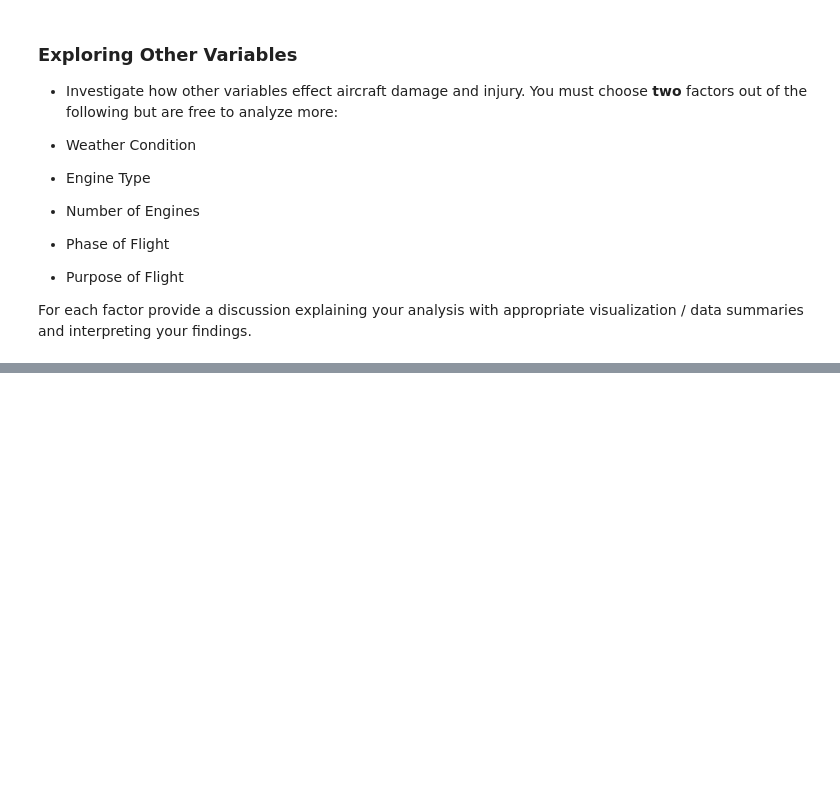
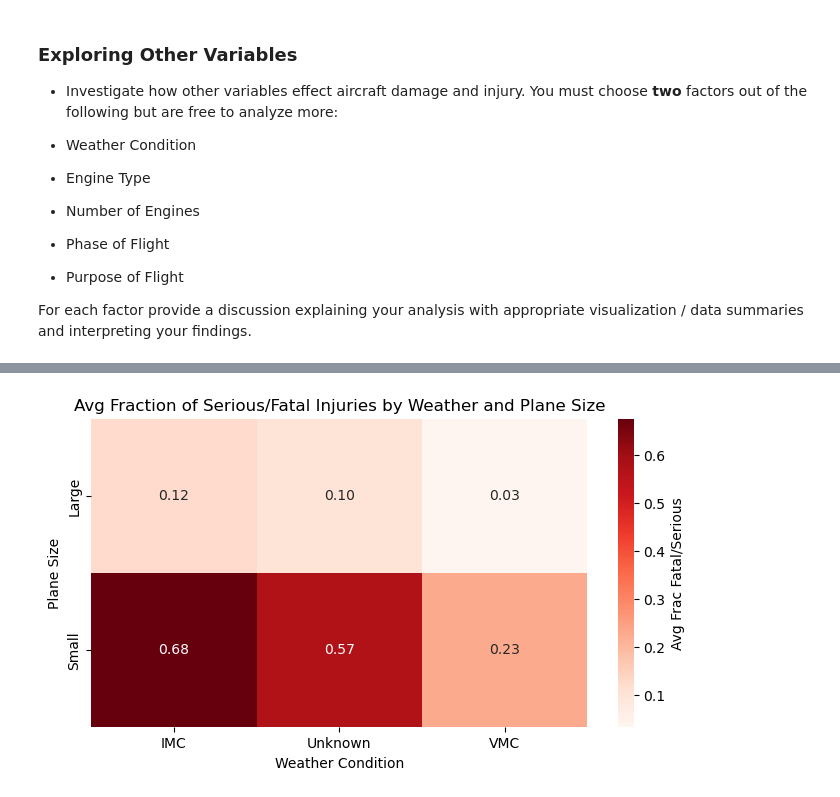
Before and after one commit to alpogi2dmax/dsc-course0-m8-lab, a Jupyter notebook: Aviation_Accidents_Data_Analysis.ipynb, the cells around one changed output, grey strips where cells are left out. Saved outputs shown, nothing was run; the diff lists cells and outputs as text; code cells hidden in the pictures; blank space fills up the shorter version.

```diff
--- a/Aviation_Accidents_Data_Analysis.ipynb
+++ b/Aviation_Accidents_Data_Analysis.ipynb
@@ -299,0 +414,4 @@ For each factor provide a discussion explaining your analysis with appropriate v
+# %%
+# Categorize plane size
+aviation_df['PlaneSize'] = aviation_df['Total.Passengers'].apply(lambda x: 'Small' if x <= 20 else 'Large')
+aviation_df.head()
@@ -299,0 +425,9 @@ For each factor provide a discussion explaining your analysis with appropriate v
+# %%
+#Compare weather impact for small vs large planes
+weather_size_summary = aviation_df.groupby(['Weather.Condition.Clean', 'PlaneSize']).agg(
+    Num_Accidents=('Weather.Condition.Clean', 'count'),
+    Avg_Frac_Fatal_Serious=('Frac.Fatal.Serious', 'mean'),
+    Avg_Destruction_Rate=('destroyed','mean')
+).reset_index()
+
+weather_size_summary
@@ -299,0 +442,20 @@ For each factor provide a discussion explaining your analysis with appropriate v
+# %%
+heatmap_data = weather_size_summary.pivot(
+    index='PlaneSize',
+    columns='Weather.Condition.Clean',
+    values='Avg_Frac_Fatal_Serious'
+)
+plt.figure(figsize=(8,4))
+sns.heatmap(
+    heatmap_data,
+    annot=True,        # show values in the cells
+    fmt=".2f",         # format numbers
+    cmap="Reds",       # color map
+    cbar_kws={'label': 'Avg Frac Fatal/Serious'}
+)
+plt.title('Avg Fraction of Serious/Fatal Injuries by Weather and Plane Size')
+plt.ylabel('Plane Size')
+plt.xlabel('Weather Condition')
+plt.show()
+# %% [output]
+[figure, added]
```
Also changed, not shown: parts of 12 cells of this notebook, 1 other file.
